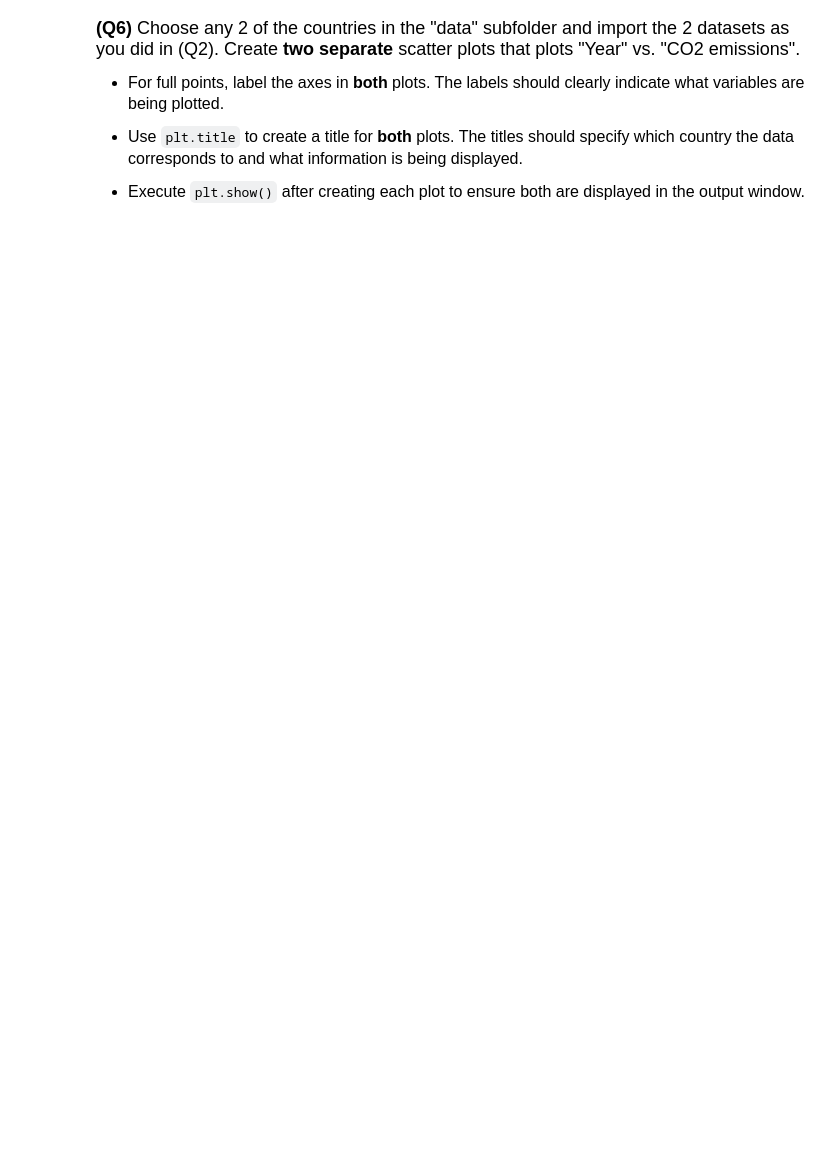
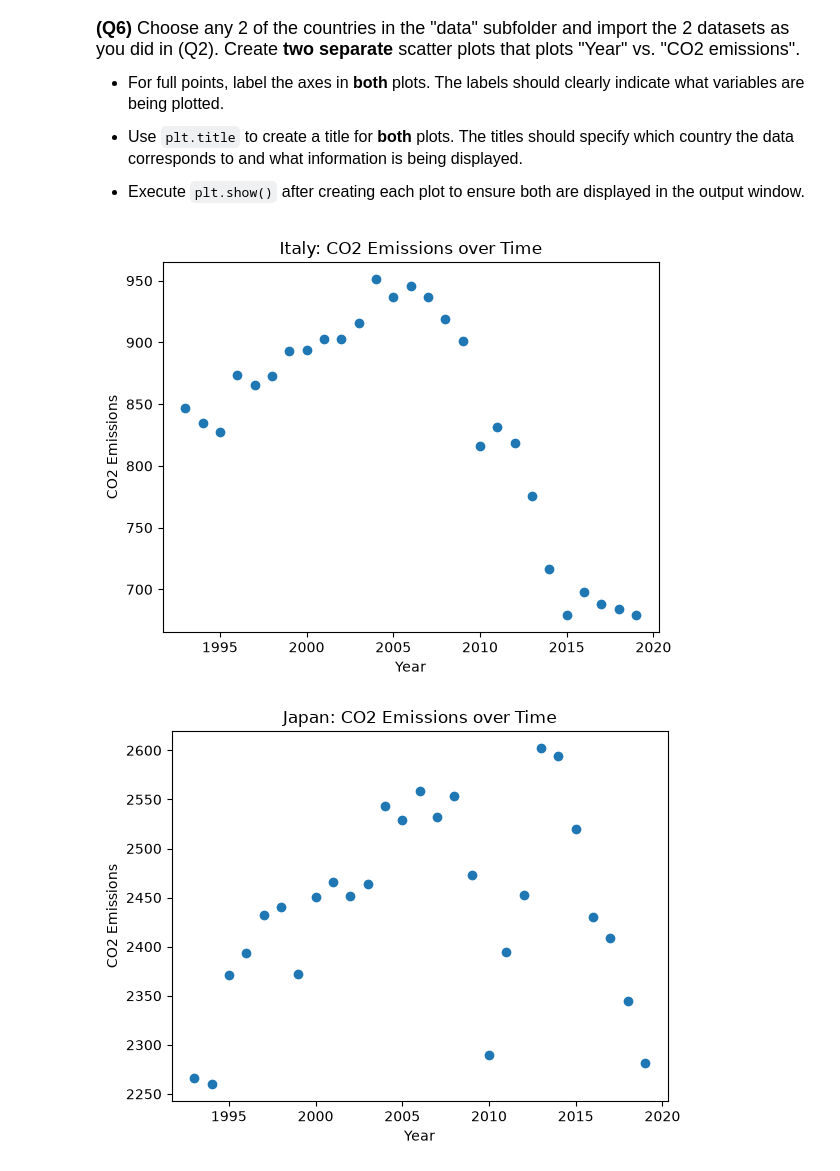
Before and after one commit to sashimmy/datasci151fall2026, a Jupyter notebook: _assignments/assignment_2/Assignment2.ipynb, the cells around one changed output. Cells and saved outputs as stored; diff of their text form; code cells hidden in the pictures; blank space fills up the shorter version.

```diff
--- a/_assignments/assignment_2/Assignment2.ipynb
+++ b/_assignments/assignment_2/Assignment2.ipynb
@@ -121,0 +151,19 @@ us_emissions["CO2_emission"].describe()
+# %%
+# Write your answer
+italy = pd.read_csv("data/italy_emission.csv")
+japan = pd.read_csv("data/japan_emission.csv")
+
+plt.scatter(x = italy["Year"], y = italy["CO2_emission"])
+plt.xlabel("Year")
+plt.ylabel("CO2 Emissions")
+plt.title("Italy: CO2 Emissions over Time")
+plt.show()
+
+plt.scatter(x = japan["Year"], y = japan["CO2_emission"])
+plt.xlabel("Year")
+plt.ylabel("CO2 Emissions")
+plt.title("Japan: CO2 Emissions over Time")
+plt.show()
+# %% [output]
+[figure, added]
+[figure, added]
```
Also changed, not shown: parts of 8 cells of this notebook.
